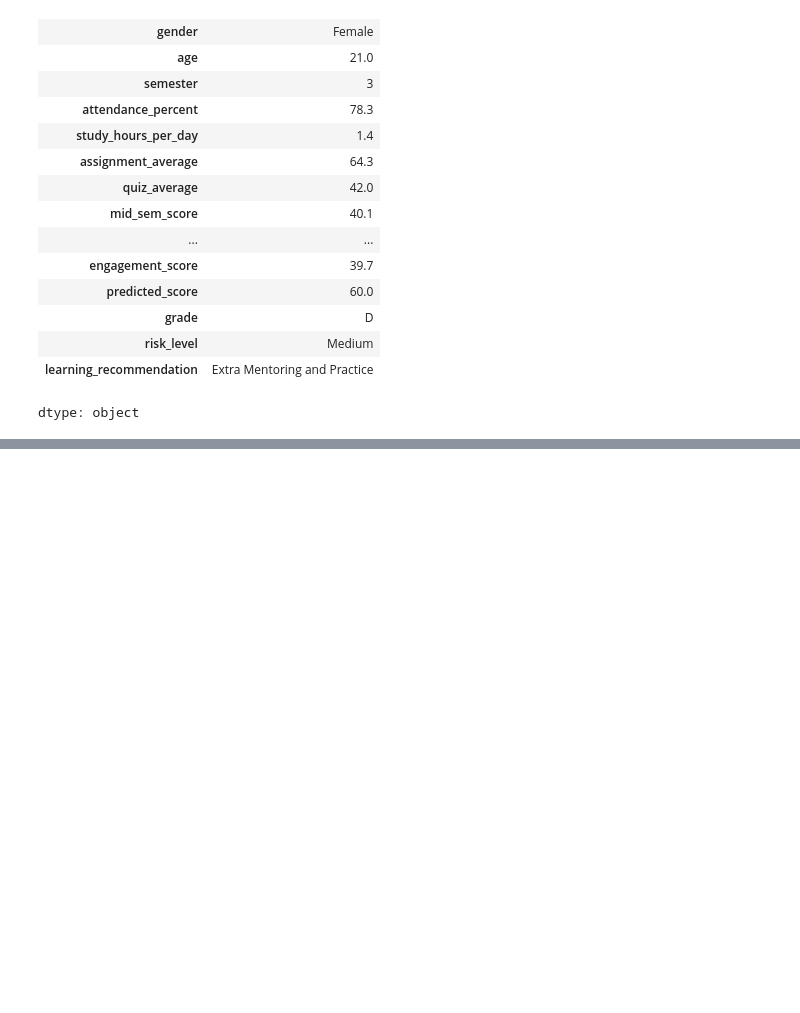
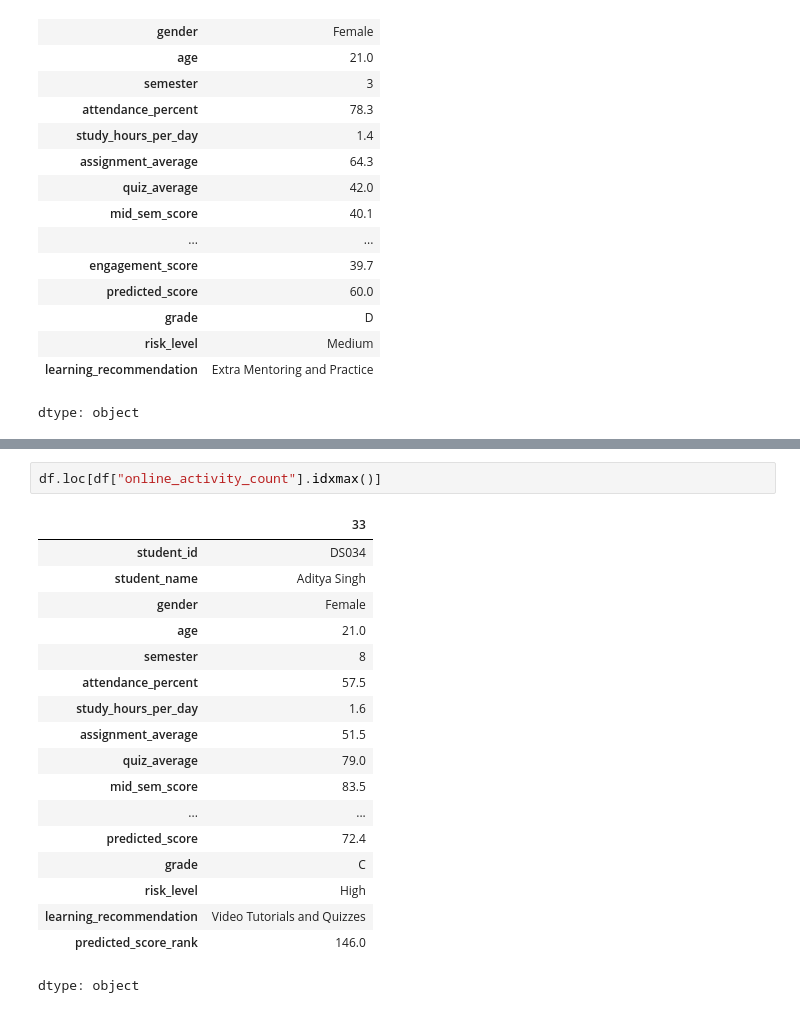
Before and after one commit to aviral911/DataScienceAndVisualization, a Jupyter notebook: numpy.ipynb, the cells around one changed output, grey strips where cells are left out. Saved outputs shown, nothing was run; the diff lists cells and outputs as text; blank space fills up the shorter version.

```diff
--- a/numpy.ipynb
+++ b/numpy.ipynb
@@ -565,0 +615,21 @@ dtype: object
+# %%
+df.loc[df["online_activity_count"].idxmax()]
+# %% [output]
+|  | 33 |
+| student_id | DS034 |
+| student_name | Aditya Singh |
+| gender | Female |
+| age | 21.0 |
+| semester | 8 |
+| attendance_percent | 57.5 |
+| study_hours_per_day | 1.6 |
+| assignment_average | 51.5 |
+| quiz_average | 79.0 |
+| mid_sem_score | 83.5 |
+| ... | ... |
+| predicted_score | 72.4 |
+| grade | C |
+| risk_level | High |
+| learning_recommendation | Video Tutorials and Quizzes |
+| predicted_score_rank | 146.0 |
+dtype: object
```
Also changed, not shown: parts of 4 cells of this notebook.
